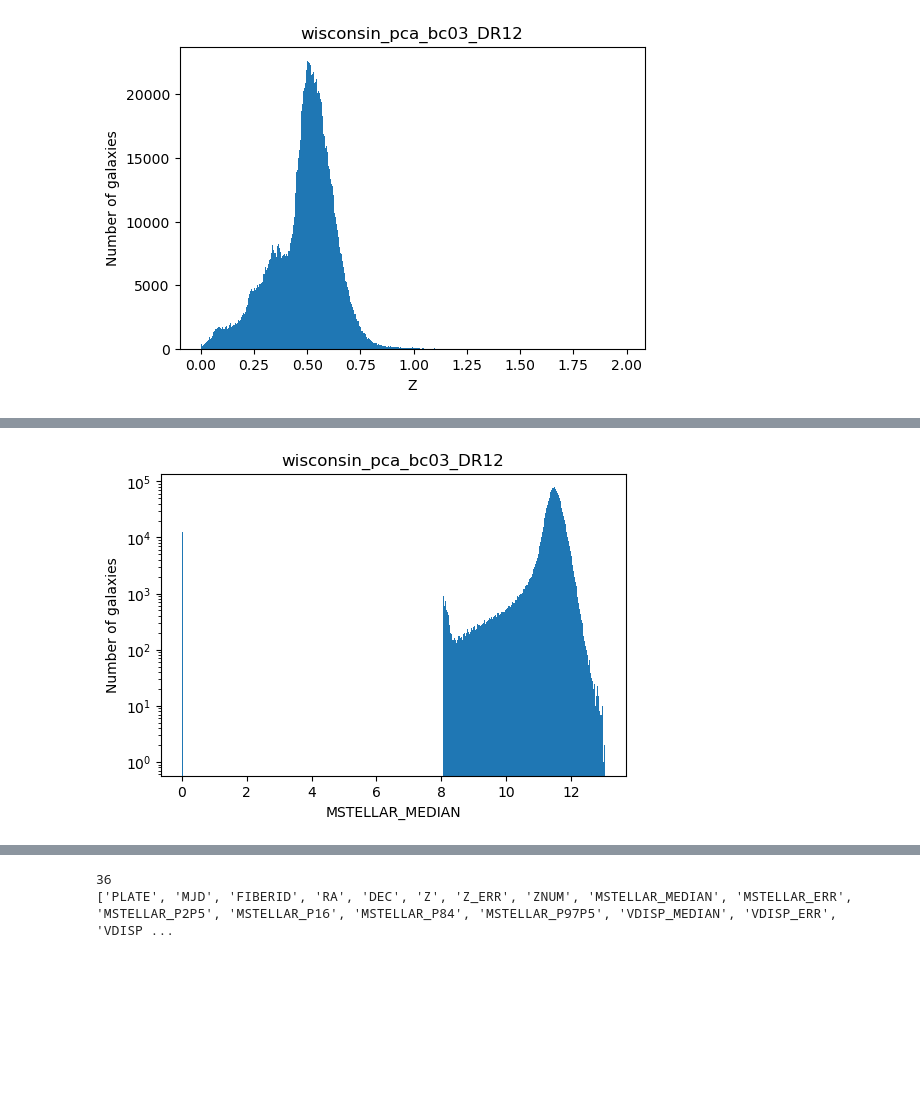
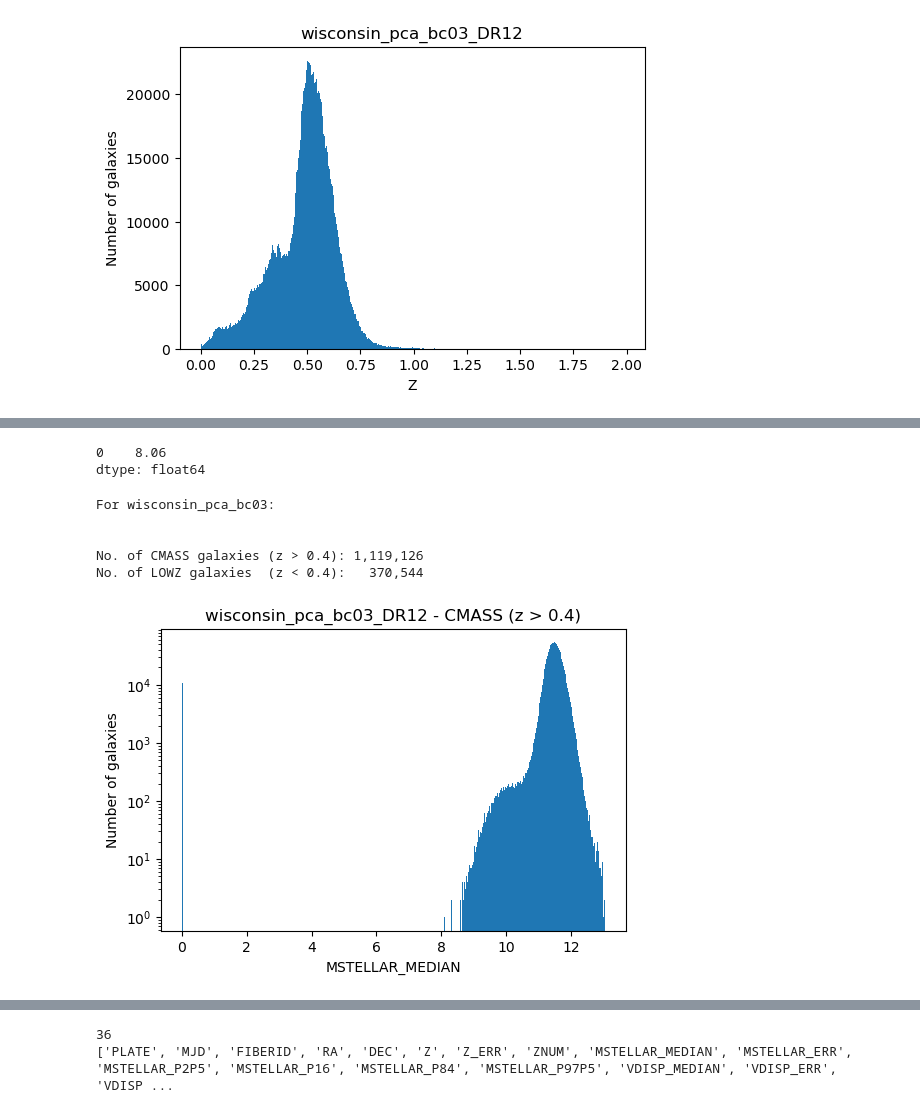
Before and after one commit to awaismirza92/velocity-reconstruction-and-kinetic-SZ, a Jupyter notebook: codes_for_SDSS/SDSS_data_reader.ipynb, the cells around one changed output, grey strips where cells are left out. Saved outputs shown, nothing was run; the diff lists cells and outputs as text; code cells hidden in the pictures; blank space fills up the shorter version.

```diff
--- a/codes_for_SDSS/SDSS_data_reader.ipynb
+++ b/codes_for_SDSS/SDSS_data_reader.ipynb
@@ -455,10 +690,32 @@ plt.title('wisconsin_pca_bc03_DR12');
+# %%
+df_table_wisconsin_pca_bc03_DR12[
+    df_table_wisconsin_pca_bc03_DR12['MSTELLAR_MEDIAN'] > 8]['MSTELLAR_MEDIAN'].mode()
+# %% [output]
+0    8.06
+dtype: float64
+# %%
+print('\033[1m' + 'For wisconsin_pca_bc03:' + '\033[0m')
+print('\n')
+cmass_gal_num_wisconsin = len(df_table_wisconsin_pca_bc03_DR12[
+                              df_table_wisconsin_pca_bc03_DR12['Z'] > 0.4])
+print('No. of CMASS galaxies (z > 0.4):', f'{cmass_gal_num_wisconsin:,}')
+
+lowz_gal_num_wisconsin = len(df_table_wisconsin_pca_bc03_DR12[
+                             df_table_wisconsin_pca_bc03_DR12['Z'] < 0.4])
+print('No. of LOWZ galaxies  (z < 0.4):', f'  {lowz_gal_num_wisconsin:,}')
+# %% [output]
+For wisconsin_pca_bc03:
+
+
+No. of CMASS galaxies (z > 0.4): 1,119,126
+No. of LOWZ galaxies  (z < 0.4):   370,544
 # %%
 plt.figure(dpi = 100)
-plt.hist(df_table_wisconsin_pca_bc03_DR12['MSTELLAR_MEDIAN'], bins = 500);
+plt.hist(df_table_wisconsin_pca_bc03_DR12[df_table_wisconsin_pca_bc03_DR12['Z'] > 0.4]['MSTELLAR_MEDIAN'], bins = 500);
 # plt.xlim(-3,17)
 plt.yscale('log')
 plt.xlabel('MSTELLAR_MEDIAN')
 plt.ylabel('Number of galaxies')
-plt.title('wisconsin_pca_bc03_DR12');
+plt.title('wisconsin_pca_bc03_DR12 - CMASS (z > 0.4)');
 # %% [output]
-[figure, old version]
+[figure, new version]
```
Also changed, not shown: parts of 24 cells of this notebook.
